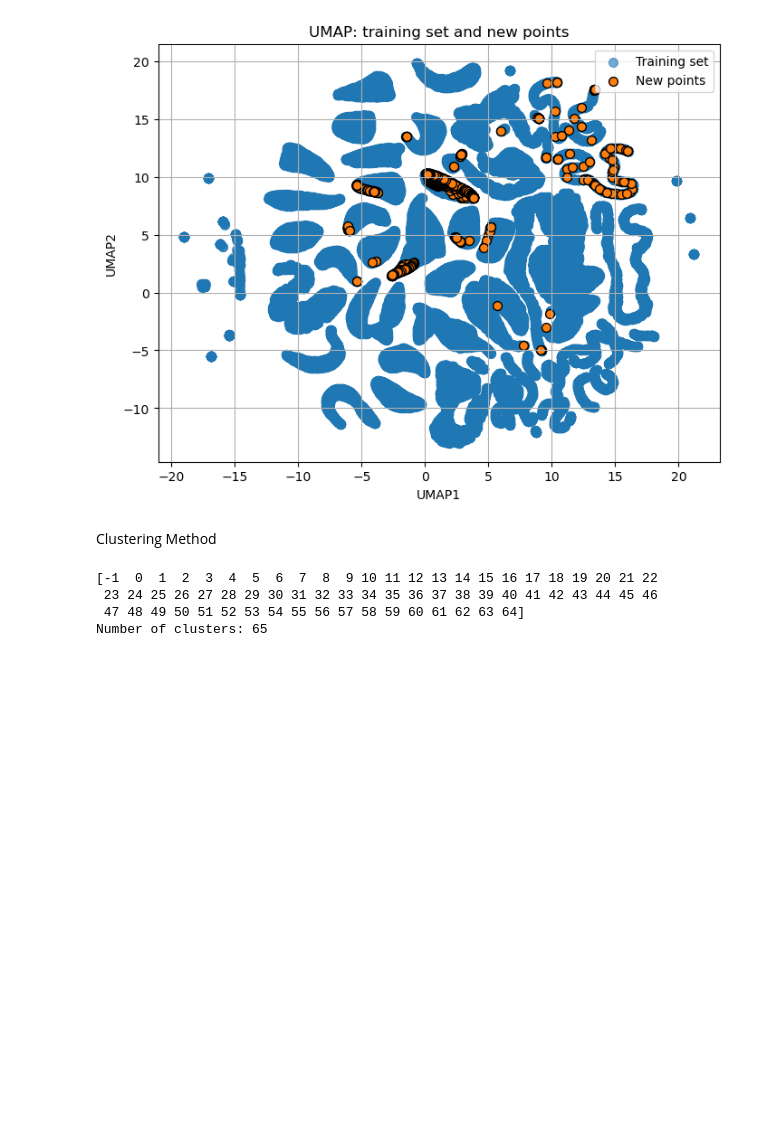
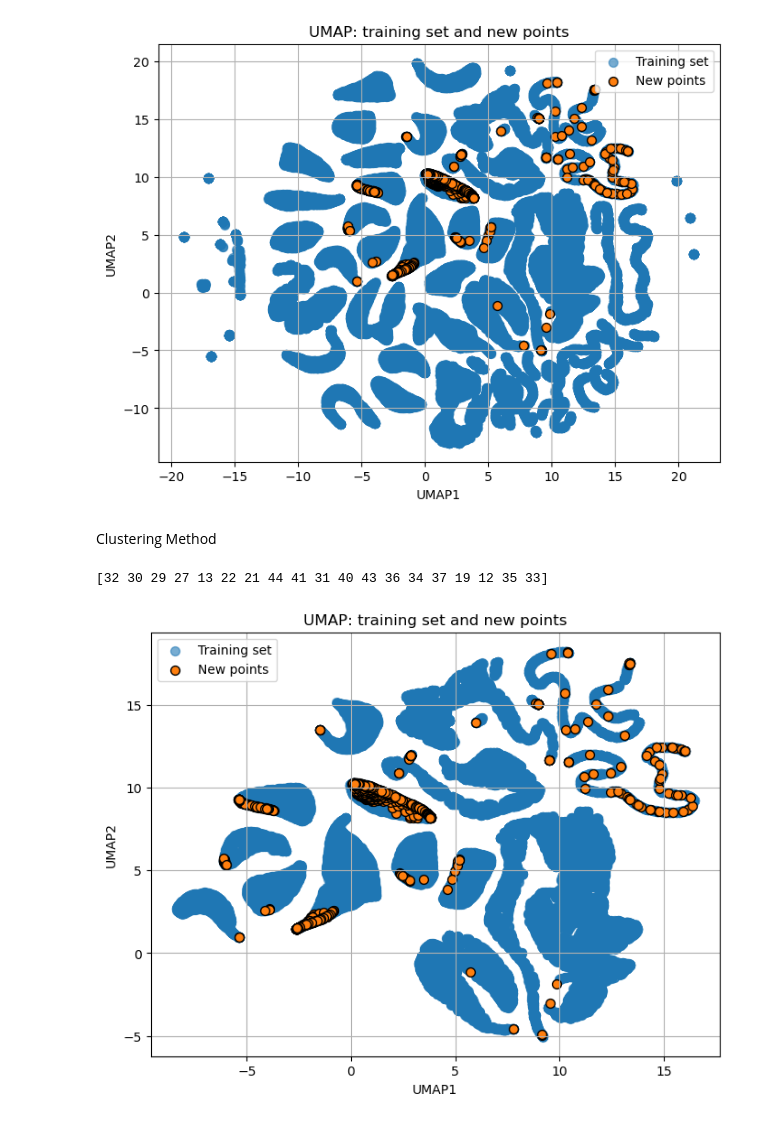
Before and after one commit to linarojas0824/Hybrid-Experimental-Data-Driven-Workflow, a Jupyter notebook: scripts/Notebooks/05_Clustering.ipynb, the cells around one changed output. Cells and saved outputs as stored; diff of their text form; code cells hidden in the pictures; blank space fills up the shorter version.

Commit message:
try to use a selected cluster data

```diff
--- a/scripts/Notebooks/Clustering.ipynb
+++ b/scripts/Notebooks/05_Clustering.ipynb
@@ -150,15 +140,52 @@ plt.show()
 # %% [markdown]
 Clustering Method
 # %%
-clusterer = hdbscan.HDBSCAN(min_cluster_size=50)
+clusterer = hdbscan.HDBSCAN(min_cluster_size=50,prediction_data=True)
 labels = clusterer.fit_predict(X_umap)
 df_umap["cluster"] = labels
-# %%
-unique_labels = np.unique(labels)
-print(unique_labels)
-print("Number of clusters:", len(unique_labels[unique_labels != -1]))
-# %% [output]
-[-1  0  1  2  3  4  5  6  7  8  9 10 11 12 13 14 15 16 17 18 19 20 21 22
- 23 24 25 26 27 28 29 30 31 32 33 34 35 36 37 38 39 40 41 42 43 44 45 46
- 47 48 49 50 51 52 53 54 55 56 57 58 59 60 61 62 63 64]
-Number of clusters: 65
+# %%
+# Assign clusters to experimental points
+labels_exp, strengths = approximate_predict(clusterer, df_exp_umap[["UMAP1","UMAP2"]].values)
+df_exp_umap["cluster"] = labels_exp
+df_exp_umap["strength"] = strengths
+# %%
+#Unique clusters labels from the CuNiAl system
+relevant_clusters = df_exp_umap["cluster"].unique()
+relevant_clusters = relevant_clusters[relevant_clusters != -1]
+print(relevant_clusters)
+# %% [output]
+[32 30 29 27 13 22 21 44 41 31 40 43 36 34 37 19 12 35 33]
+# %%
+# Extract the data from those clusters from the dataset data
+df_selected_umap = df_umap[df_umap["cluster"].isin(relevant_clusters)].copy()
+# %%
+plt.figure(figsize=(8, 6))
+
+# Training points
+plt.scatter(
+    df_selected_umap["UMAP1"],
+    df_selected_umap["UMAP2"],
+    alpha=0.6,
+    s=50,
+    label="Training set"
+)
+
+# New points
+plt.scatter(
+    df_exp_umap["UMAP1"],
+    df_exp_umap["UMAP2"],
+    alpha=1.0,
+    s=50,
+    marker='o',
+    edgecolor='black',
+    label="New points"
+)
+
+plt.xlabel("UMAP1")
+plt.ylabel("UMAP2")
+plt.title("UMAP: training set and new points")
+plt.legend()
+plt.grid(True)
+plt.show()
+# %% [output]
+[figure, added]
```
Also changed, not shown: parts of 5 cells of this notebook, 8 other files.
